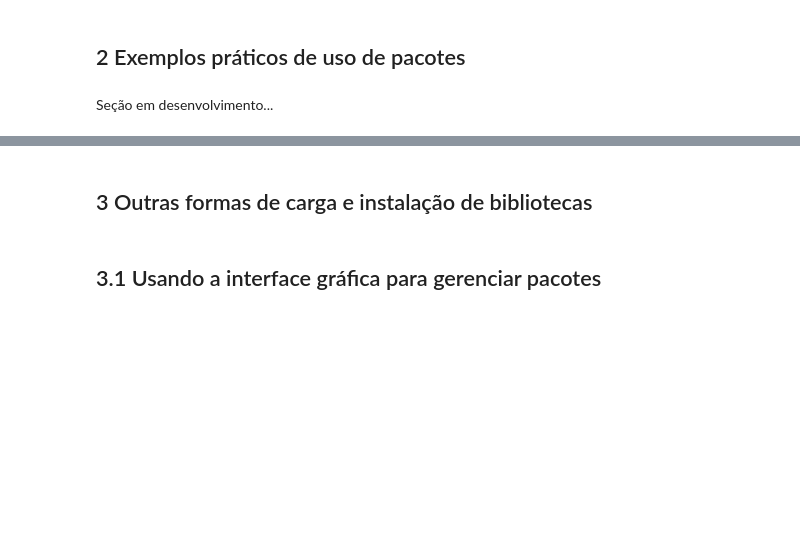
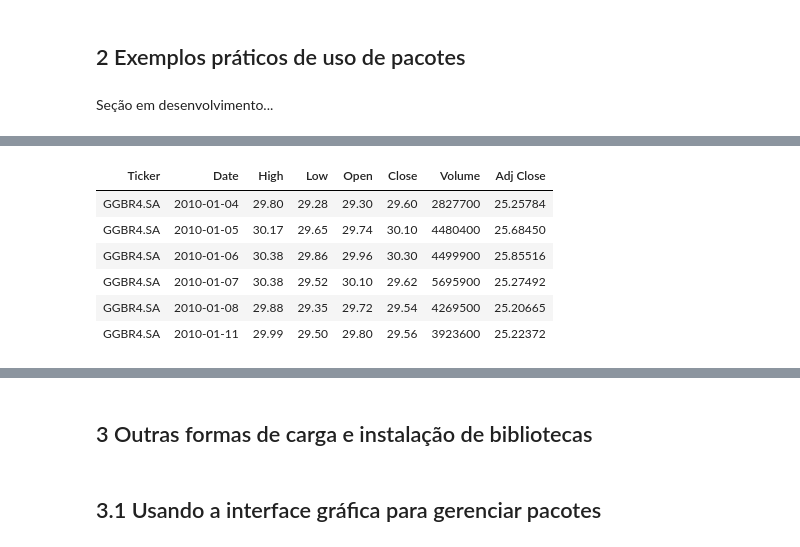
Before and after one commit to janiosl/rDS, a Jupyter notebook: intro/rcc/06_rcc_pacotes.R.ipynb, the cells around one changed output, grey strips where cells are left out. Cells and saved outputs as stored; diff of their text form; code cells hidden in the pictures; blank space fills up the shorter version.

```diff
--- a/intro/rcc/06_rcc_pacotes.R.ipynb
+++ b/intro/rcc/06_rcc_pacotes.R.ipynb
@@ -75,0 +104,6 @@ Seção em desenvolvimento...
+# %%
+#Uso de uma função do pacote
+arquivo <- "https://github.com/janiosl/python.ds/raw/master/data/yahoo_stock_12-12-2020.csv"
+
+#Esta função "read_csv" só é disponível após instalação e carga do pacote readr
+preco_acoes <- read_csv(arquivo)
@@ -75,0 +122,11 @@ Seção em desenvolvimento...
+# %%
+#Exibindo as primeiras linhas do conjunto de dados
+head(preco_acoes)
+# %% [output]
+| Ticker | Date | High | Low | Open | Close | Volume | Adj Close |
+| GGBR4.SA | 2010-01-04 | 29.80 | 29.28 | 29.30 | 29.60 | 2827700 | 25.25784 |
+| GGBR4.SA | 2010-01-05 | 30.17 | 29.65 | 29.74 | 30.10 | 4480400 | 25.68450 |
+| GGBR4.SA | 2010-01-06 | 30.38 | 29.86 | 29.96 | 30.30 | 4499900 | 25.85516 |
+| GGBR4.SA | 2010-01-07 | 30.38 | 29.52 | 30.10 | 29.62 | 5695900 | 25.27492 |
+| GGBR4.SA | 2010-01-08 | 29.88 | 29.35 | 29.72 | 29.54 | 4269500 | 25.20665 |
+| GGBR4.SA | 2010-01-11 | 29.99 | 29.50 | 29.80 | 29.56 | 3923600 | 25.22372 |
```
Also changed, not shown: parts of 5 cells of this notebook.
